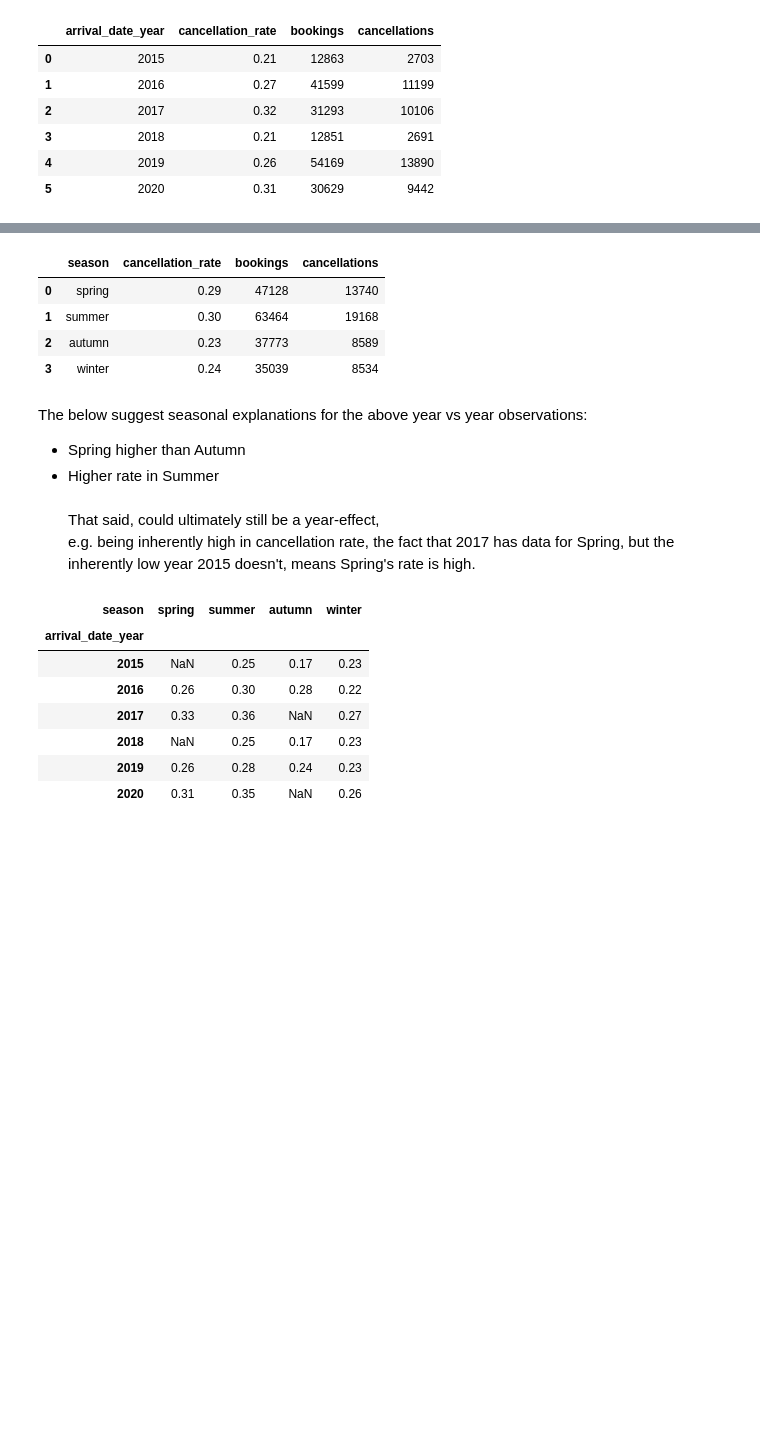
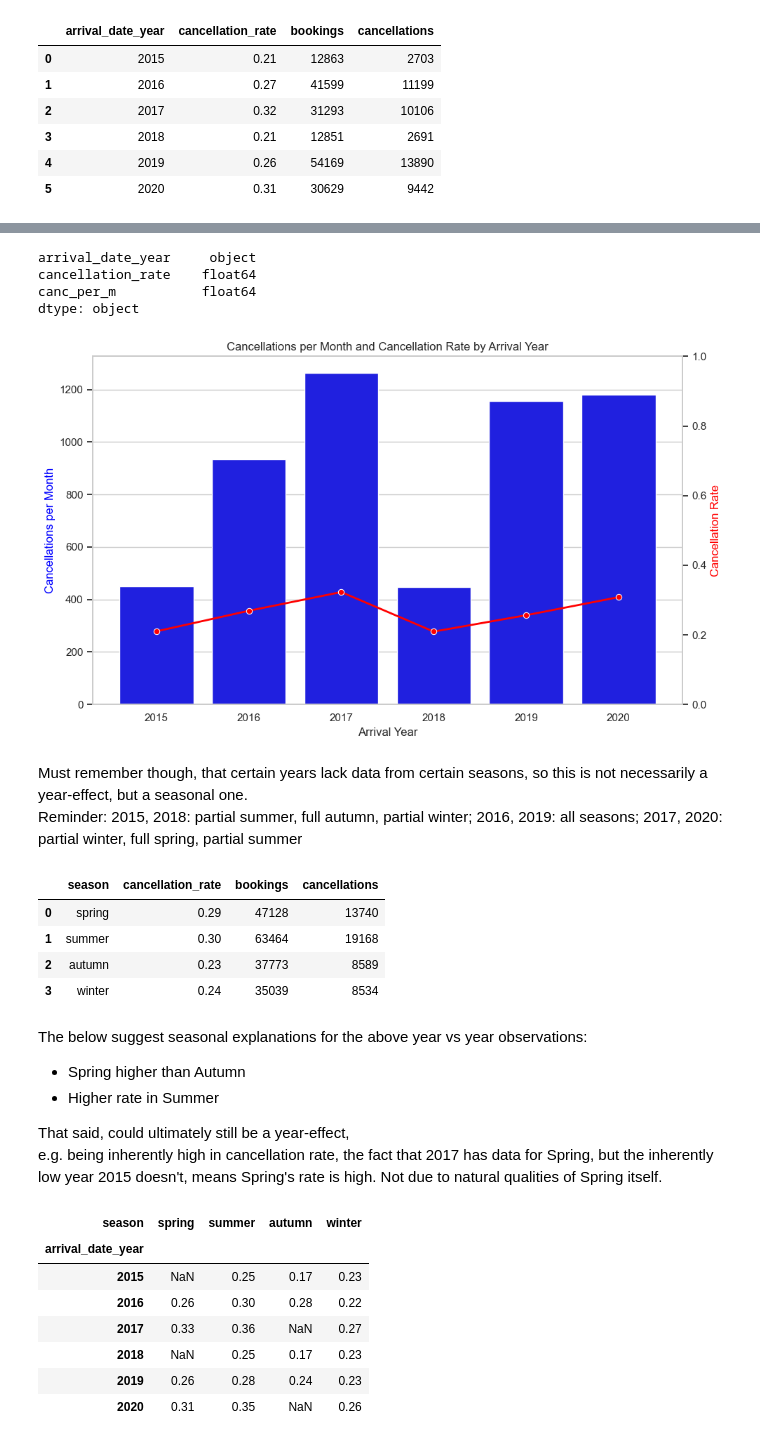
Before and after one commit to dngsus/data_analysis, a Jupyter notebook: 01 Hotel Bookings/01 Hotel v01.ipynb, the cells around one changed output, grey strips where cells are left out. Saved outputs shown, nothing was run; the diff lists cells and outputs as text; code cells hidden in the pictures; blank space fills up the shorter version.

Commit message:
Add charts

```diff
--- a/01 Hotel Bookings/01 Hotel v01.ipynb
+++ b/01 Hotel Bookings/01 Hotel v01.ipynb
@@ -894,0 +901,6 @@ Reminder:
+# %%
+df_canc_per_y = df_size_by_year[["arrival_date_year", "count_months_covered"]].merge(df_yyyy_cancellations[["arrival_date_year", "cancellation_rate", "cancellations"]], on = "arrival_date_year")
+df_canc_per_y["canc_per_m"] = df_canc_per_y["cancellations"] / df_canc_per_y["count_months_covered"]
+df_canc_per_y = df_canc_per_y[["arrival_date_year", "cancellation_rate", "canc_per_m"]].copy()
+df_canc_per_y['arrival_date_year'] = df_canc_per_y['arrival_date_year'].astype(str)
+df_canc_per_y
@@ -895,3 +915,69 @@ Reminder:
+# %%
+df_canc_per_y.dtypes
+# %% [output]
+arrival_date_year     object
+cancellation_rate    float64
+canc_per_m           float64
+dtype: object
+# %%
+# https://www.geeksforgeeks.org/data-visualization/combining-barplots-and-lineplots-with-different-y-axes-a-technical-guide/
+
+sns.set_theme(style='whitegrid')
+
+# Create figure and primary y-axis
+fig, ax1 = plt.subplots(figsize=(10, 6))
+
+# Bar plot: cancellations per month
+sns.barplot(
+    x='arrival_date_year',
+    y='canc_per_m',
+    data=df_canc_per_y,
+    ax=ax1,
+    color='blue',
+    label='Cancellations per Month',
+    legend = False
+)
+
+# Create secondary y-axis
+ax2 = ax1.twinx()
+ax2.grid(False)
+
+# Line plot: cancellation rate
+sns.lineplot(
+    x='arrival_date_year',
+    y='cancellation_rate',
+    data=df_canc_per_y,
+    ax=ax2,
+    color='red',
+    marker='o',
+    linewidth=2,
+    label='Cancellation Rate',
+    legend = False
+)
+
+# Adjust the scale of the secondary y-axis
+ax2.set_ylim(0, 1)
+
+# Axis labels and title
+ax1.set_xlabel("Arrival Year")
+ax1.set_ylabel("Cancellations per Month", color='blue')
+ax2.set_ylabel("Cancellation Rate", color='red')
+plt.title("Cancellations per Month and Cancellation Rate by Arrival Year")
+
+# Combine legends from both axes
+# lines_1, labels_1 = ax1.get_legend_handles_labels()
+# lines_2, labels_2 = ax2.get_legend_handles_labels()
+# ax1.legend(lines_1 + lines_2, labels_1 + labels_2, loc='upper left')
+
+# Format and display
+plt.tight_layout()
+plt.show()
+# %% [output]
+[figure, added]
+# %% [markdown]
+Must remember though, that certain years lack data from certain seasons, so this is not necessarily a year-effect, but a seasonal one.<br>
+Reminder:
+    2015, 2018: partial summer, full autumn, partial winter; 2016, 2019: all seasons; 2017, 2020: partial winter, full spring, partial summer
 # %%
 df_seasonal_cancellations = df_main.groupby("season").size().reset_index().rename(columns = {0 : "bookings"})
 
@@ -912,9 +998,9 @@ df_seasonal_cancellations_basic
 The below suggest seasonal explanations for the above year vs year observations:
 - Spring higher than Autumn
 - Higher rate in Summer
-<br><br>
+
 That said, could ultimately still be a year-effect,<br>
-e.g. being inherently high in cancellation rate, the fact that 2017 has data for Spring, but the inherently low year 2015 doesn't, means Spring's rate is high.
+e.g. being inherently high in cancellation rate, the fact that 2017 has data for Spring, but the inherently low year 2015 doesn't, means Spring's rate is high. Not due to natural qualities of Spring itself.
 # %%
 df_seasonal_cancellations = df_main.groupby(["arrival_date_year", "season"]).size().reset_index().rename(columns = {0 : "bookings"})
 
```
Also changed, not shown: parts of 21 cells of this notebook.
